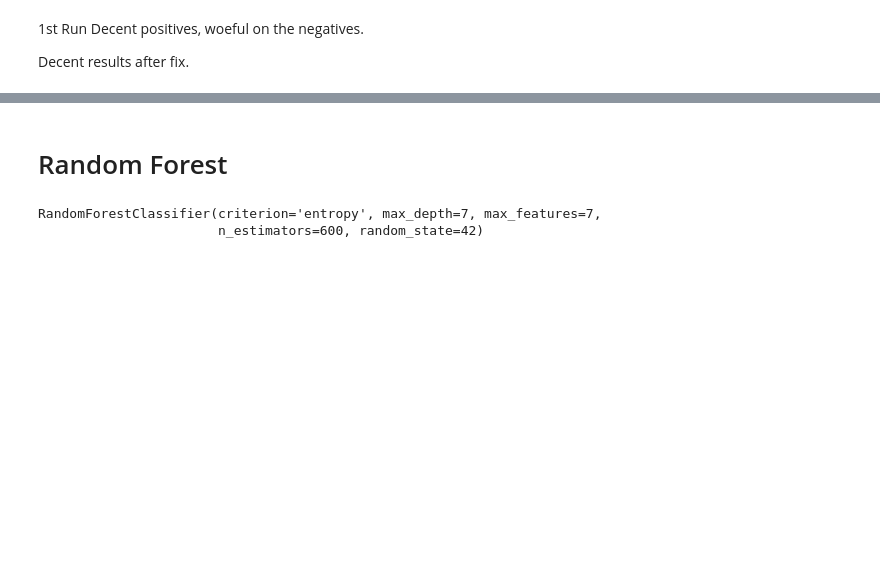
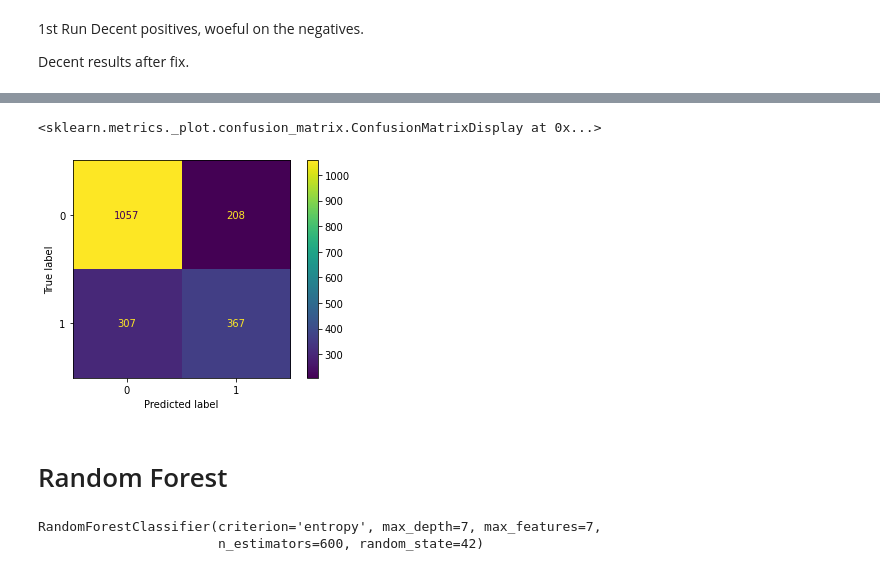
Before and after one commit to daysthroughcode/DABProject3, a Jupyter notebook: 1-Notebooks/cleaning.ipynb, the cells around one changed output, grey strips where cells are left out. Cells and saved outputs as stored; diff of their text form; code cells hidden in the pictures; blank space fills up the shorter version.

```diff
--- a/1-Notebooks/cleaning.ipynb
+++ b/1-Notebooks/cleaning.ipynb
@@ -374,3 +394,14 @@ Decent results after fix.
+# %%
+#Plot Confusion Matrix
+
+lr_predictions = lr.predict(X_test)
+lr_cm = confusion_matrix(y_test, lr_predictions, labels=lr.classes_)
+lr_disp = ConfusionMatrixDisplay(confusion_matrix=lr_cm,
+                               display_labels=lr.classes_)
+lr_disp.plot()
+# %% [output]
+<sklearn.metrics._plot.confusion_matrix.ConfusionMatrixDisplay at 0x...>
+[figure, added]
 # %%
 #Dump Model into PKL
 
```
Also changed, not shown: parts of 16 cells of this notebook, 3 other files.
